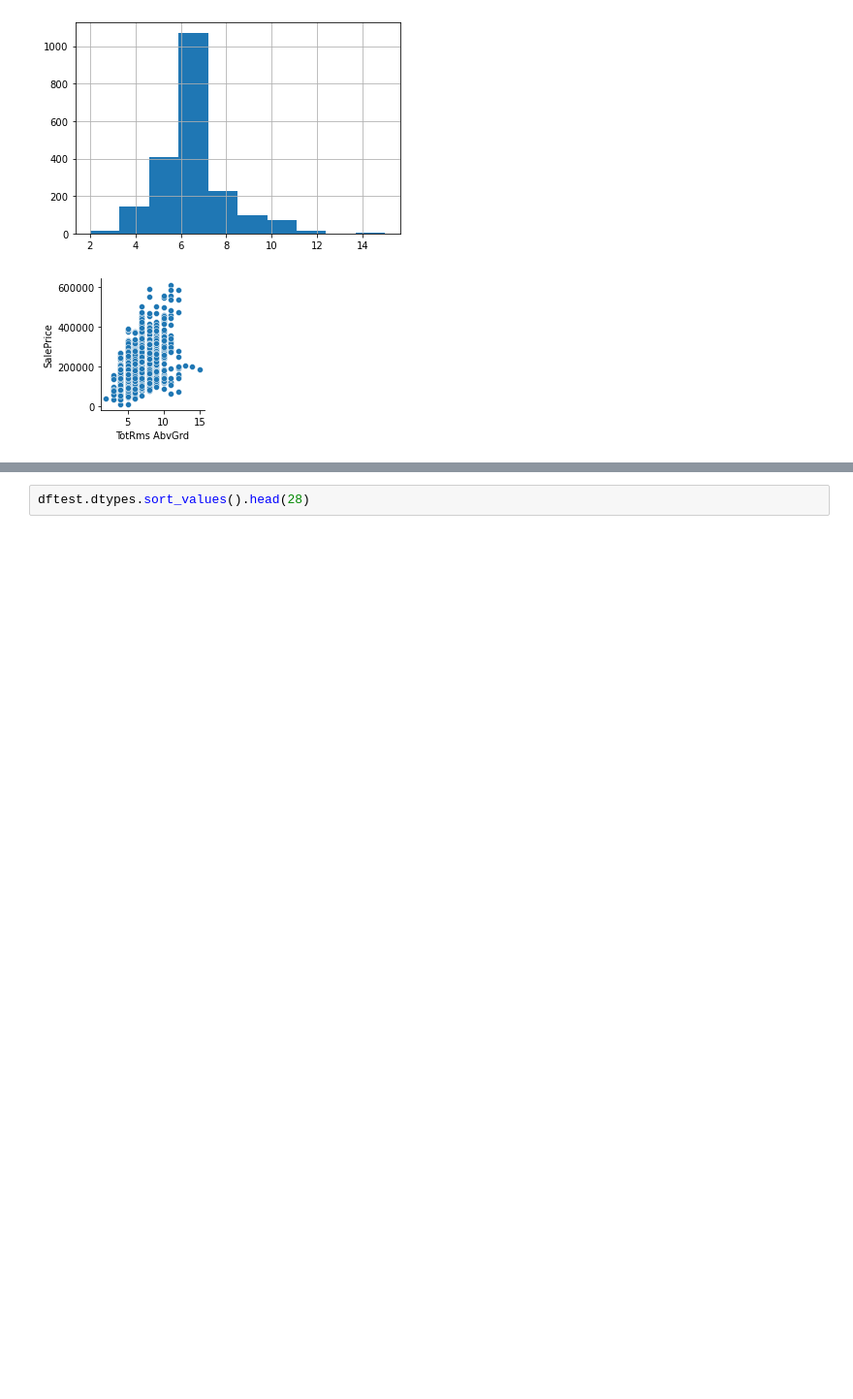
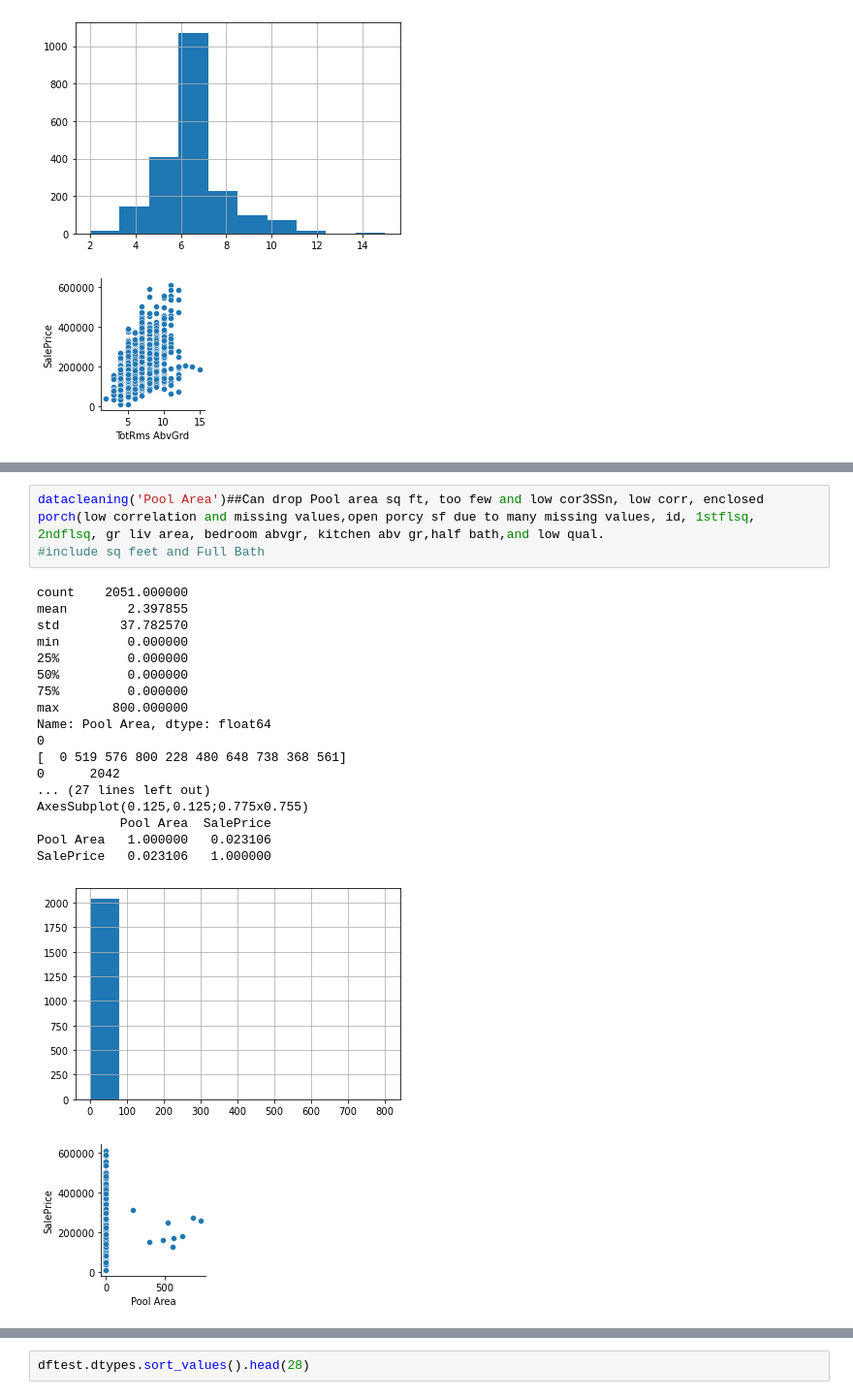
Before and after one commit to vivekbavda/Fair-Housing-Sale-Prices, a Jupyter notebook: VivekBavdaProject2AmesHousingAnalysis.ipynb, the cells around one changed output, grey strips where cells are left out. Shown: that part at 97% size. Saved outputs shown, nothing was run; the diff lists cells and outputs as text; blank space fills up the shorter version.

```diff
--- a/VivekBavdaProject2AmesHousingAnalysis.ipynb
+++ b/VivekBavdaProject2AmesHousingAnalysis.ipynb
@@ -435,0 +564,23 @@ SalePrice     0.471093   1.000000
+# %%
+datacleaning('Pool Area')##Can drop Pool area sq ft, too few and low cor3SSn, low corr, enclosed porch(low correlation and missing values,open porcy sf due to many missing values, id, 1stflsq, 2ndflsq, gr liv area, bedroom abvgr, kitchen abv gr,half bath,and low qual.
+#include sq feet and Full Bath
+# %% [output]
+count    2051.000000
+mean        2.397855
+std        37.782570
+min         0.000000
+25%         0.000000
+50%         0.000000
+75%         0.000000
+max       800.000000
+Name: Pool Area, dtype: float64
+0
+[  0 519 576 800 228 480 648 738 368 561]
+0      2042
+... (27 lines left out)
+AxesSubplot(0.125,0.125;0.775x0.755)
+           Pool Area  SalePrice
+Pool Area   1.000000   0.023106
+SalePrice   0.023106   1.000000
+[figure, added]
+[figure, added]
```
Also changed, not shown: parts of 41 cells of this notebook.
